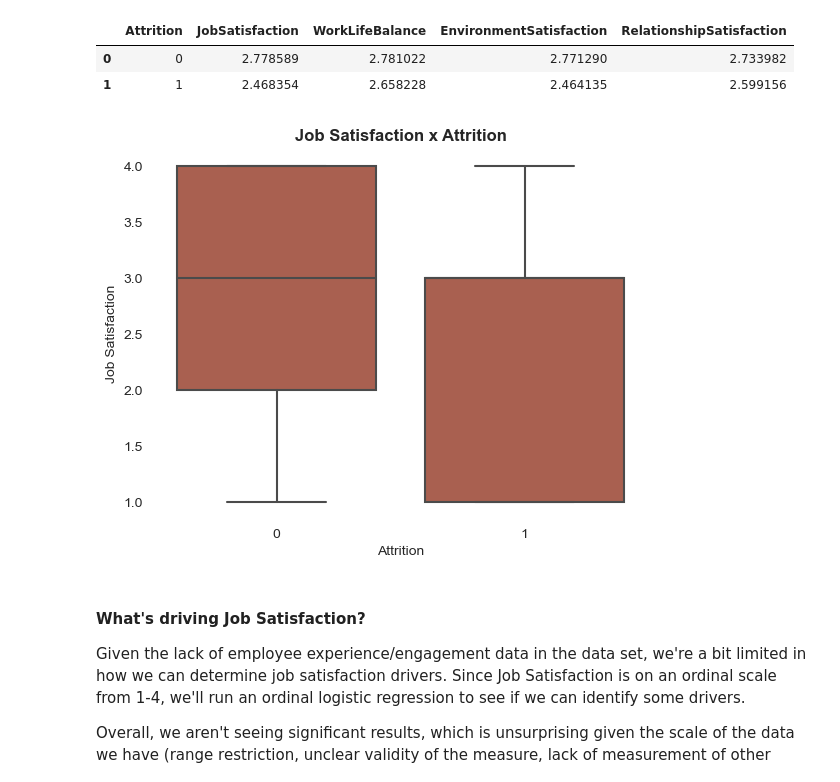
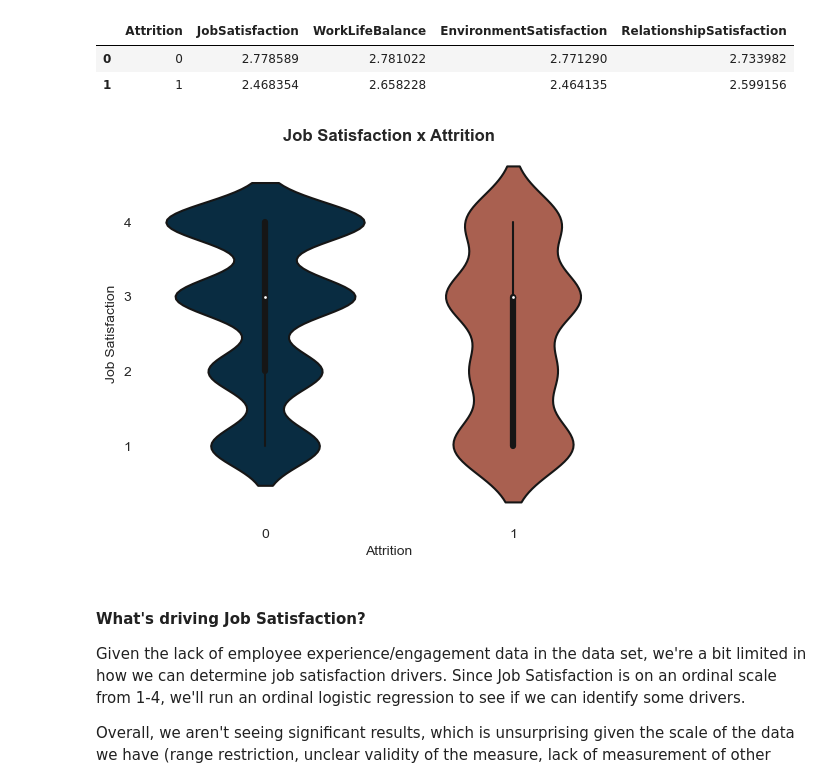
Before and after one commit to mlpost/Data-Projects, a Jupyter notebook: Kaggle HR Analytics/Predicting Attrition and Engagement/attritionAndEngagementAnalysis.ipynb, the cells around one changed output. Drawn from its saved outputs; the diff is of its cells as text; code cells hidden in the pictures.

```diff
--- a/Kaggle HR Analytics/Predicting Attrition and Engagement/attritionAndEngagementAnalysis.ipynb
+++ b/Kaggle HR Analytics/Predicting Attrition and Engagement/attritionAndEngagementAnalysis.ipynb
@@ -797,17 +798,17 @@ otEng
 | 1 | 1 | 2.468354 | 2.658228 | 2.464135 | 2.599156 |
 # %%
 #JobSat x Attrition
-sns.set_palette(["#b85741", "#b85741"])
-ax = sns.boxplot(data= hr_clean, x = "Attrition", y = "JobSatisfaction")
+sns.set_palette(["#002f4a", "#b85741"])
+ax = sns.violinplot(data= hr_clean, x = "Attrition", y = "JobSatisfaction")
 plt.title('Job Satisfaction x Attrition', weight= 'bold')
 ax.set_ylabel('Job Satisfaction')
 ax.spines['top'].set_visible(False)
 ax.spines['right'].set_visible(False)
 ax.spines['bottom'].set_visible(False)
 ax.spines['left'].set_visible(False)
 plt.show();
 # %% [output]
-[figure, old version]
+[figure, new version]
 # %% [markdown]
 #### What's driving Job Satisfaction?
 Given the lack of employee experience/engagement data in the data set, we're a bit limited in how we can determine job satisfaction drivers. Since Job Satisfaction is on an ordinal scale from 1-4, we'll run an ordinal logistic regression to see if we can identify some drivers.
```
Also changed, not shown: parts of 10 cells of this notebook, 1 other file.
